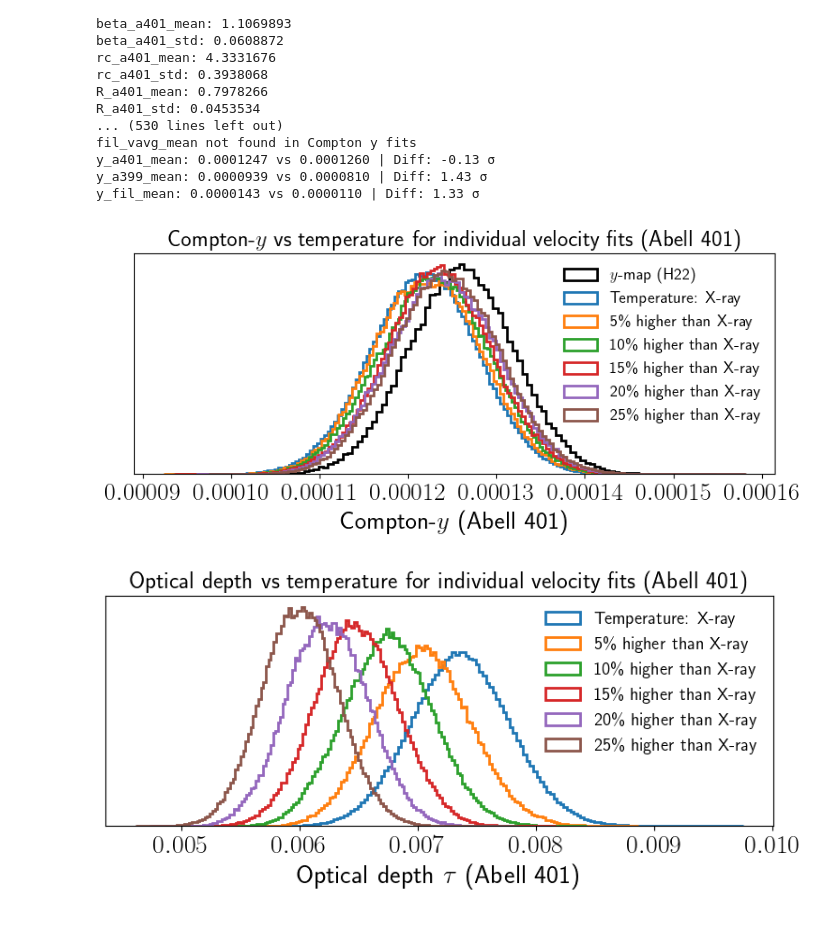
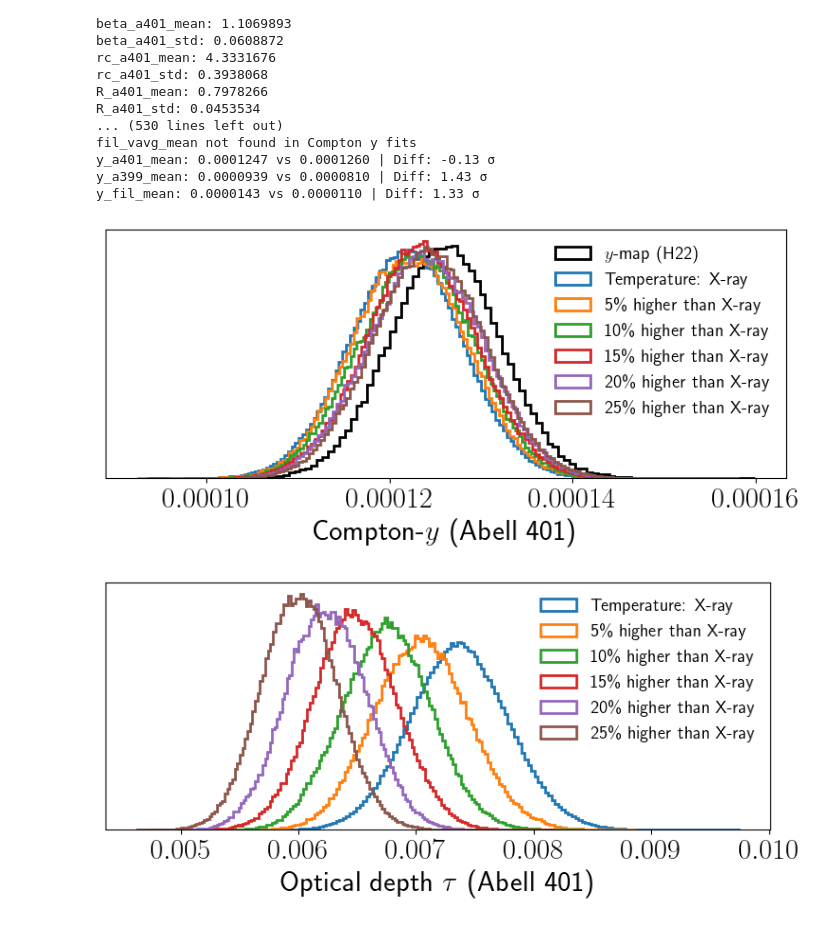
Before and after one commit to guanyilun/multi-freq-bridge, a Jupyter notebook: notebooks/result_compare_regular.ipynb, the cells around one changed output. Drawn from its saved outputs; the diff is of its cells as text; code cells hidden in the pictures.

```diff
--- a/notebooks/result_compare_regular.ipynb
+++ b/notebooks/result_compare_regular.ipynb
@@ -31,7 +31,7 @@ import utils as ut
 
 # latex font
 plt.rc('text', usetex=True)
-plt.rc('font', family='sans-serif', size=20)
+plt.rc('font', family='sans-serif', size=22)
 # %% [output]
 The autoreload extension is already loaded. To reload it, use:
   %reload_ext autoreload
@@ -455,9 +455,9 @@ plt.hist(a401_y_vector_case60, bins=150, alpha=1, label=case_labels[4], density=
 plt.hist(a401_y_vector_case61, bins=150, alpha=1, label=case_labels[5], density=True, histtype='step', lw=2)
 
 plt.xlabel('Compton-$y$ (Abell 401)')
-plt.legend(fontsize=13, frameon=False, loc="upper right")
+plt.legend(fontsize=13.5, frameon=False, loc="upper right")
 plt.gca().set_yticks([])
-plt.title("Compton-$y$ vs temperature for individual velocity fits (Abell 401)", fontsize=18)
+# plt.title("Compton-$y$ vs temperature for individual velocity fits (Abell 401)", fontsize=18)
 plt.tight_layout()
 plt.savefig("../plots/y_Te_ind_vc_a401_sep15.pdf", bbox_inches='tight', dpi=300, format='pdf')
 plt.show()
@@ -477,34 +477,34 @@ plt.show()
 
 # plt.xlabel('Compton-$y$ (Abell 399)')
 # plt.legend(fontsize=13, frameon=False, loc="upper left")
 # plt.gca().set_yticks([])
 # plt.tight_layout()
 # # plt.xlim(0.00006, 0.00012)
 # plt.savefig("../plots/y_Te_system_vc_a399.pdf", bbox_inches='tight', dpi=300, format='pdf')
 # plt.show()
 
 # # Filament Compton-y distributions
 # plt.figure(figsize=(8, 4))
 # plt.hist(np.random.normal(compton_y_fits['y_fil_mean'], compton_y_fits['y_fil_std'], 100000),
 #          histtype='step',
 #          bins=100, alpha=1, label='$y$-map (H22)', density=True, lw=2, color='black', linestyle='-')
 
 # plt.hist(fil_y_vector_case10, bins=150, alpha=1, label=case_labels[0], density=True, histtype='step', lw=2)
 # plt.hist(fil_y_vector_case27, bins=150, alpha=1, label=case_labels[1], density=True, histtype='step', lw=2)
 # plt.hist(fil_y_vector_case28, bins=150, alpha=1, label=case_labels[2], density=True, histtype='step', lw=2)
 # plt.hist(fil_y_vector_case31, bins=150, alpha=1, label=case_labels[3], density=True, histtype='step', lw=2)
 # plt.hist(fil_y_vector_case32, bins=150, alpha=1, label=case_labels[4], density=True, histtype='step', lw=2)
 # plt.hist(fil_y_vector_case33, bins=150, alpha=1, label=case_labels[5], density=True, histtype='step', lw=2)
 # plt.title("Compton-$y$ vs temperature for system velocity fits (filament)", fontsize=16)
 
 # plt.xlabel('Compton-$y$ (Filament)')
 # plt.legend(fontsize=13, frameon=False)
 # plt.gca().set_yticks([])
 # plt.tight_layout()
 # plt.savefig("../plots/y_Te_system_vc_fil.pdf", bbox_inches='tight', dpi=300, format='pdf')
 # plt.show()
 # %% [output]
-[figure, old version]
+[figure, new version]
 # %%
 # Plot tau distributions for each case - separate figures
 # A401 Tau distributions
@@ -589,7 +589,7 @@ plt.hist(samples_case61[:, param_indices['tau_a401']], bins=150, alpha=1, label=
 plt.xlabel('Optical depth $\\tau$ (Abell 401)')
 plt.legend(fontsize=13.5, frameon=False, loc="upper right")
 plt.gca().set_yticks([])
-plt.title("Optical depth vs temperature for individual velocity fits (Abell 401)", fontsize=18)
+# plt.title("Optical depth vs temperature for individual velocity fits (Abell 401)", fontsize=18)
 plt.tight_layout()
 plt.savefig("../plots/tau_Te_ind_vc_a401_sep14.pdf", bbox_inches='tight', dpi=300, format='pdf')
 plt.show()
@@ -628,7 +628,7 @@ plt.show()
 # plt.savefig("../plots/tau_Te_ind_vc_fil.pdf", bbox_inches='tight', dpi=300, format='pdf')
 # plt.show()
 # %% [output]
-[figure, old version]
+[figure, new version]
 # %%
 # Plot velocity distributions for each case - separate figures
 # A401 velocity distributions
```
Also changed, not shown: 3 other files.
